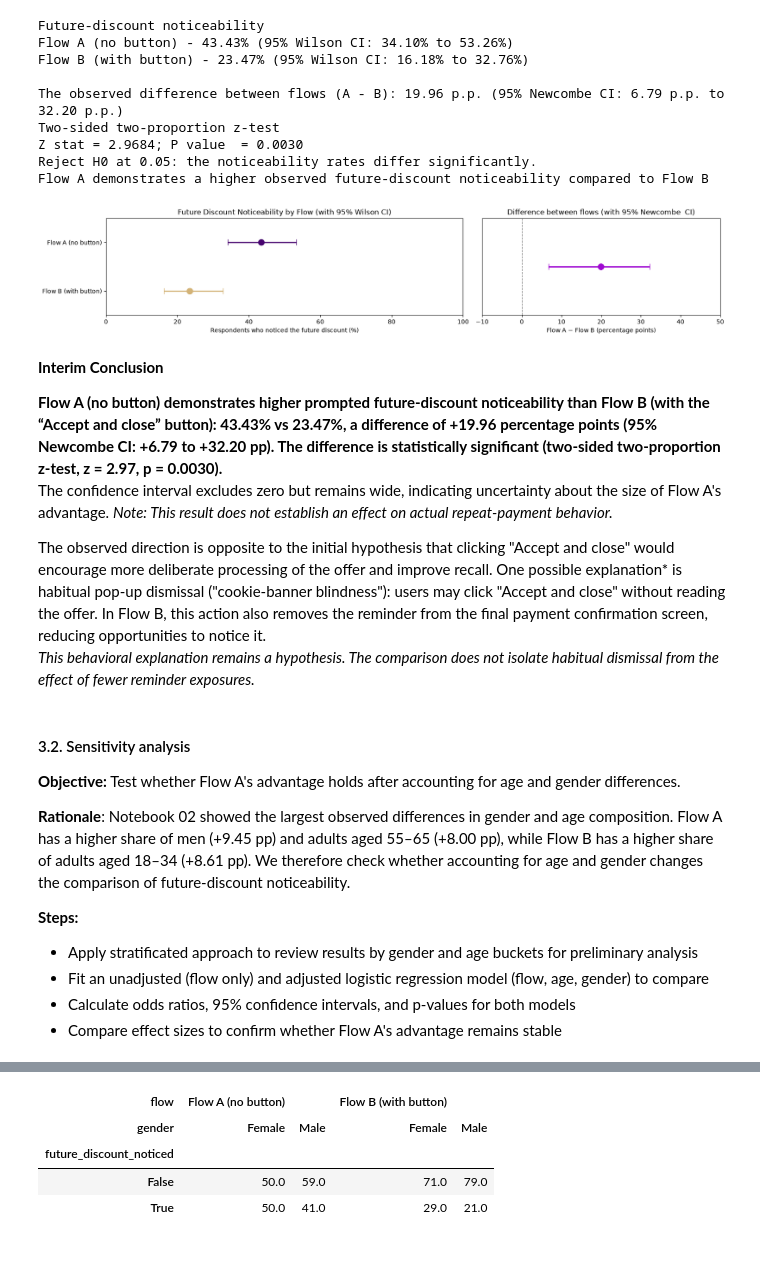
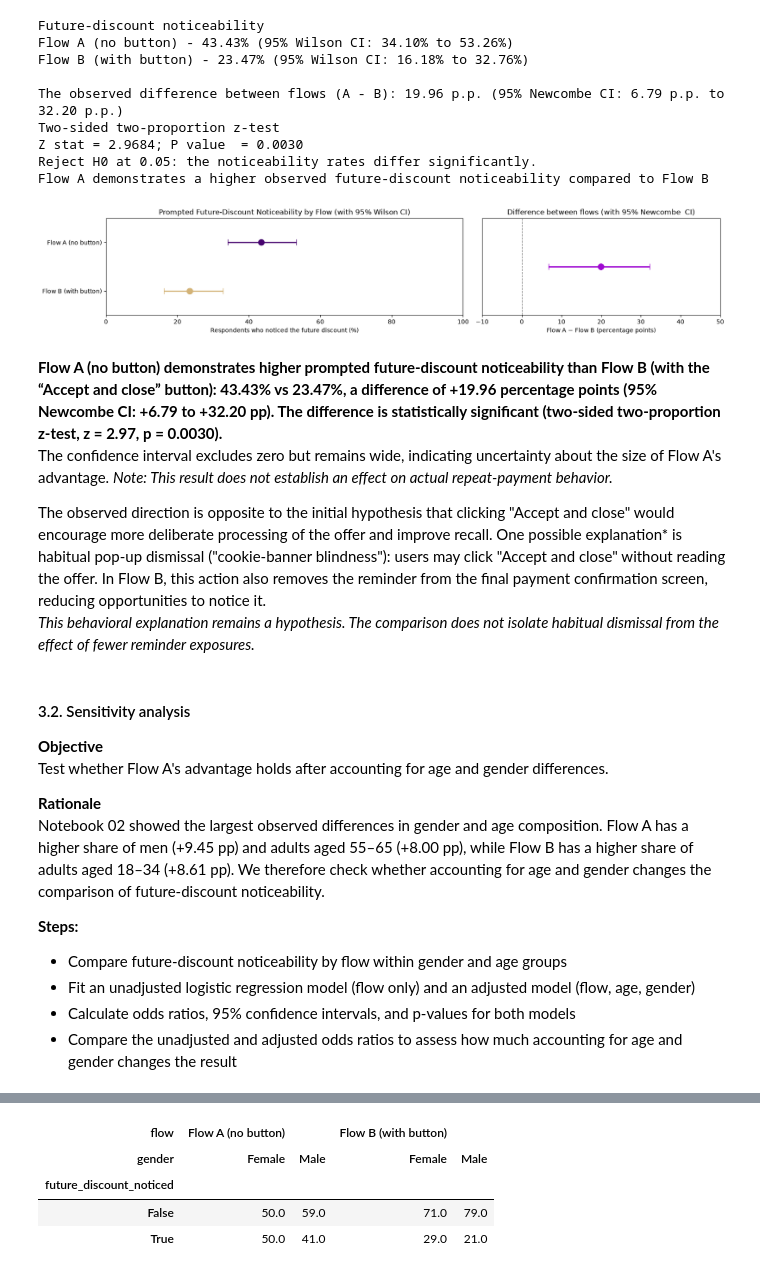
Before and after one commit to elena-kolo/payment-flow-experimentation-analysis, a Jupyter notebook: notebooks/03_prototype_analysis.ipynb, the cells around one changed output, grey strips where cells are left out. Saved outputs shown, nothing was run; the diff lists cells and outputs as text; code cells hidden in the pictures.

Commit message:
Complete prototype analysis conclusions and standardize notebook structure

```diff
--- a/notebooks/03_prototype_analysis.ipynb
+++ b/notebooks/03_prototype_analysis.ipynb
@@ -408,7 +412,7 @@ future_dsc_axes[0].errorbar( x = future_dsc_noticed_rate_pct_flow_b,
 
 #rate plots settings
 future_dsc_axes[0].set (
-    title = 'Future Discount Noticeability by Flow (with 95% Wilson CI)',
+    title = 'Prompted Future-Discount Noticeability by Flow (with 95% Wilson CI)',
     xlabel='Respondents who noticed the future discount (%)',
     yticks=[1, 2],
     yticklabels=future_dsc_flow_a_b,
@@ -419,37 +423,35 @@ future_dsc_axes[0].set (
 future_dsc_axes[1].errorbar( x = future_dsc_delta_pp,
                             y = 1,
                             xerr = [[future_dsc_delta_pp - future_dsc_delta_ci_low*100],
                                     [future_dsc_delta_ci_high*100 - future_dsc_delta_pp]],
                             fmt = 'o',
                             color = "#9F0AD1",
                             markersize=10,
                             capsize=5,
                             elinewidth=2
                             )
 
 #difference plots settings
 future_dsc_axes[1].set (
     title = 'Difference between flows (with 95% Newcombe  CI)',
     xlabel='Flow A − Flow B (percentage points)',
     yticks=[],
     xlim = (-10, 50),
     ylim = (0.5, 1.5)
 )
 
 # Mark no difference between flows
 future_dsc_axes[1].axvline(
     x=0,
     color='gray',
     linestyle='--',
     linewidth=1
 )
 
 plt.show()
 # %% [output]
-[figure, old version]
+[figure, new version]
 # %% [markdown]
-**Interim Conclusion**
-
 **Flow A (no button) demonstrates higher prompted future-discount noticeability than Flow B (with the “Accept and close” button): 43.43% vs 23.47%, a difference of +19.96 percentage points (95% Newcombe CI: +6.79 to +32.20 pp). The difference is statistically significant (two-sided two-proportion z-test, z = 2.97, p =  0.0030).**
 The confidence interval excludes zero but remains wide, indicating uncertainty about the size of Flow A's advantage.
 *Note: This result does not establish an effect on actual repeat-payment behavior.*
@@ -461,16 +463,18 @@ One possible explanation* is habitual pop-up dismissal ("cookie-banner blindness
 # %% [markdown]
 #### 3.2. Sensitivity analysis
 
-**Objective:** Test whether Flow A's advantage holds after accounting for age and gender differences.
+**Objective**
+Test whether Flow A's advantage holds after accounting for age and gender differences.
 
-**Rationale**: Notebook 02 showed the largest observed differences in gender and age composition. Flow A has a higher share of men (+9.45 pp) and adults aged 55–65 (+8.00 pp), while Flow B has a higher share of adults aged 18–34 (+8.61 pp). We therefore check whether accounting for age and gender changes the comparison of future-discount noticeability.
+**Rationale**
+Notebook 02 showed the largest observed differences in gender and age composition. Flow A has a higher share of men (+9.45 pp) and adults aged 55–65 (+8.00 pp), while Flow B has a higher share of adults aged 18–34 (+8.61 pp). We therefore check whether accounting for age and gender changes the comparison of future-discount noticeability.
 
 
 **Steps:**
-- Apply stratificated approach to review results by gender and age buckets for preliminary analysis
-- Fit an unadjusted (flow only) and adjusted logistic regression model (flow, age, gender) to compare
+- Compare future-discount noticeability by flow within gender and age groups
+- Fit an unadjusted logistic regression model (flow only) and an adjusted model (flow, age, gender)
 - Calculate odds ratios, 95% confidence intervals, and p-values for both models
-- Compare effect sizes to confirm whether Flow A's advantage remains stable
+- Compare the unadjusted and adjusted odds ratios to assess how much accounting for age and gender changes the result
 # %%
 df_extracted.head(2)
 # %% [output]
```
Also changed, not shown: parts of 30 cells of this notebook.
